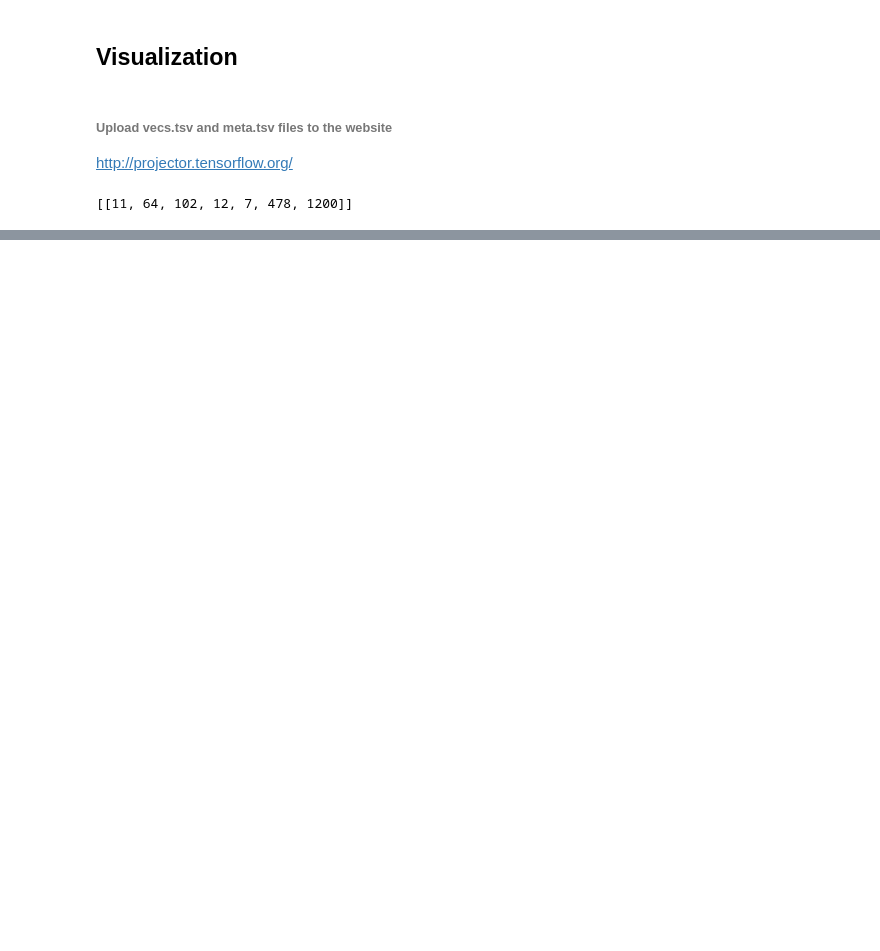
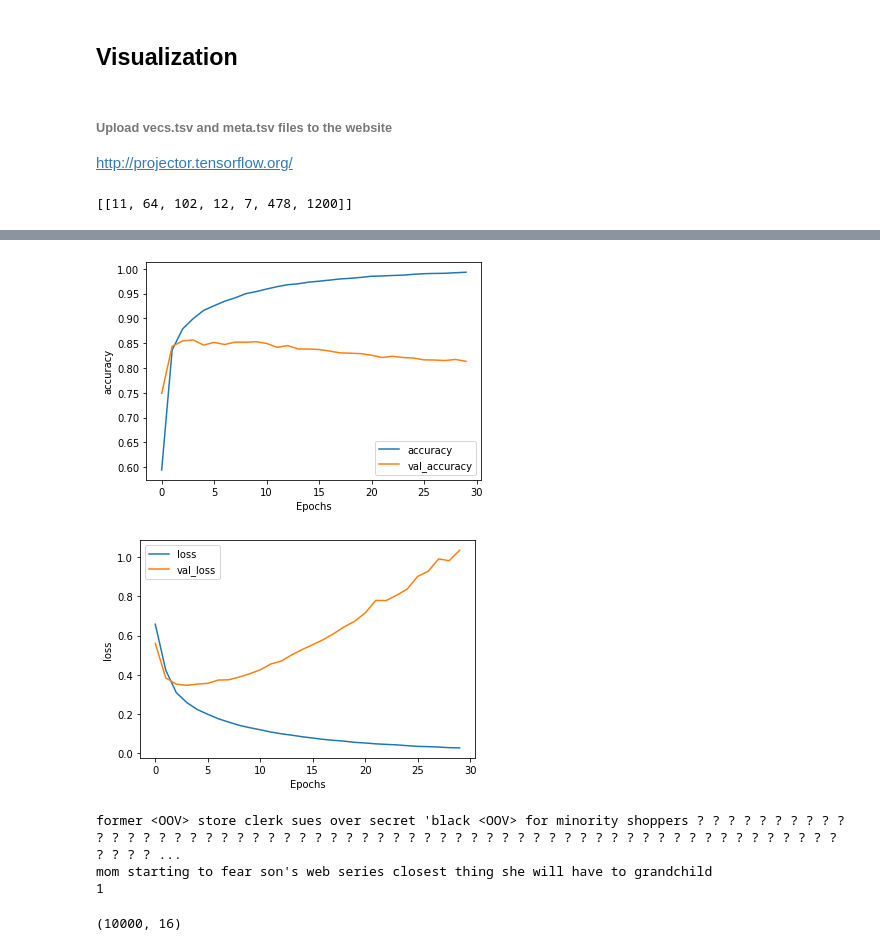
Before and after one commit to triciat/Tensorflow-in-Practice, a Jupyter notebook: Course_3_NLP/Course_3_Week_2_.ipynb, the cells around one changed output, grey strips where cells are left out. Drawn from its saved outputs; the diff is of its cells as text; code cells hidden in the pictures; blank space fills up the shorter version.

```diff
--- a/Course_3_NLP/Course_3_Week_2_.ipynb
+++ b/Course_3_NLP/Course_3_Week_2_.ipynb
@@ -243,0 +287,5 @@ print(sequence)
+# %%
+training_sentences = sentences[0:training_size]
+testing_sentences = sentences[training_size:]
+training_labels = labels[0:training_size]
+testing_labels = labels[training_size:]
@@ -243,0 +303,15 @@ print(sequence)
+# %%
+# Need this block to get it to work with TensorFlow 2.x
+import numpy as np
+training_padded = np.array(training_padded)
+training_labels = np.array(training_labels)
+testing_padded = np.array(testing_padded)
+testing_labels = np.array(testing_labels)
+# %%
+model = tf.keras.Sequential([
+    tf.keras.layers.Embedding(vocab_size, embedding_dim, input_length=max_length),
+    tf.keras.layers.GlobalAveragePooling1D(),
+    tf.keras.layers.Dense(24, activation='relu'),
+    tf.keras.layers.Dense(1, activation='sigmoid')
+])
+model.compile(loss='binary_crossentropy',optimizer='adam',metrics=['accuracy'])
@@ -243,0 +337,3 @@ print(sequence)
+# %%
+num_epochs = 30
+history = model.fit(training_padded, training_labels, epochs=num_epochs, validation_data=(testing_padded, testing_labels), verbose=2)
@@ -243,0 +358,40 @@ print(sequence)
+# %%
+import matplotlib.pyplot as plt
+
+
+def plot_graphs(history, string):
+  plt.plot(history.history[string])
+  plt.plot(history.history['val_'+string])
+  plt.xlabel("Epochs")
+  plt.ylabel(string)
+  plt.legend([string, 'val_'+string])
+  plt.show()
+
+plot_graphs(history, "accuracy")
+plot_graphs(history, "loss")
+
+## Loss: a confidence in the prediction
+## In text data, it's common to see that while the number of accruate predictions increased over time the conficence per prediction effectively decreased
+## What can be tried in hyperparameter tuning:a decrease in vocabulary size, and taking shorter sentences, reducing the likelihood of padding
+# %% [output]
+[figure, added]
+[figure, added]
+# %%
+reverse_word_index = dict([(value, key) for (key, value) in word_index.items()])
+
+def decode_sentence(text):
+    return ' '.join([reverse_word_index.get(i, '?') for i in text])
+
+print(decode_sentence(training_padded[0]))
+print(training_sentences[2])
+print(labels[2])
+# %% [output]
+former <OOV> store clerk sues over secret 'black <OOV> for minority shoppers ? ? ? ? ? ? ? ? ? ? ? ? ? ? ? ? ? ? ? ? ? ? ? ? ? ? ? ? ? ? ? ? ? ? ? ? ? ? ? ? ? ? ? ? ? ? ? ? ? ? ? ? ? ? ? ? ? ? ? ? ? ? ...
+mom starting to fear son's web series closest thing she will have to grandchild
+1
+# %%
+e = model.layers[0]
+weights = e.get_weights()[0]
+print(weights.shape) # shape: (vocab_size, embedding_dim)
+# %% [output]
+(10000, 16)
```
Also changed, not shown: parts of 34 cells of this notebook.
